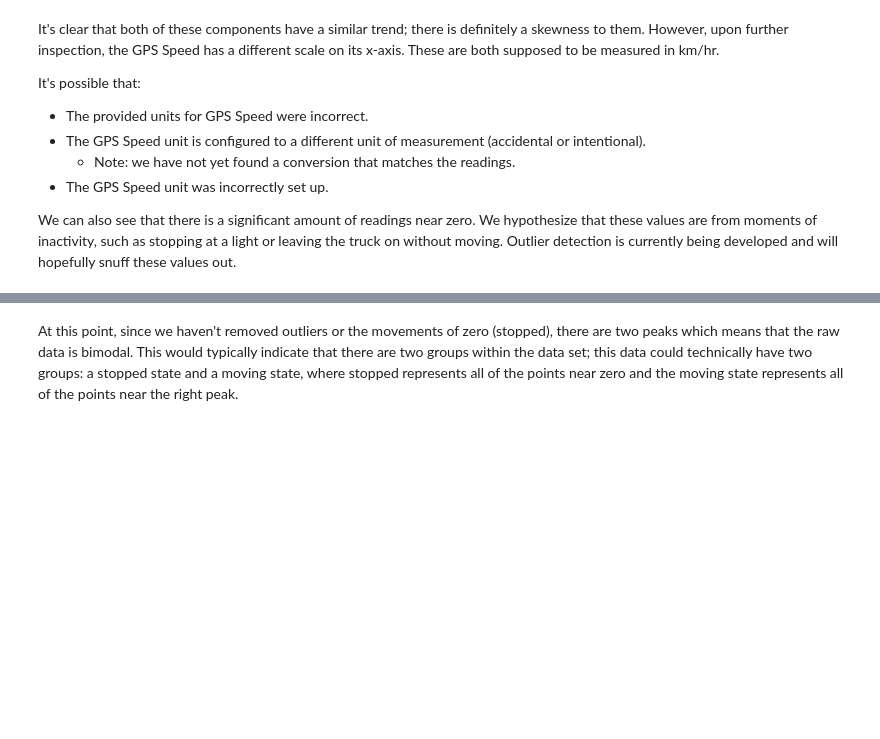
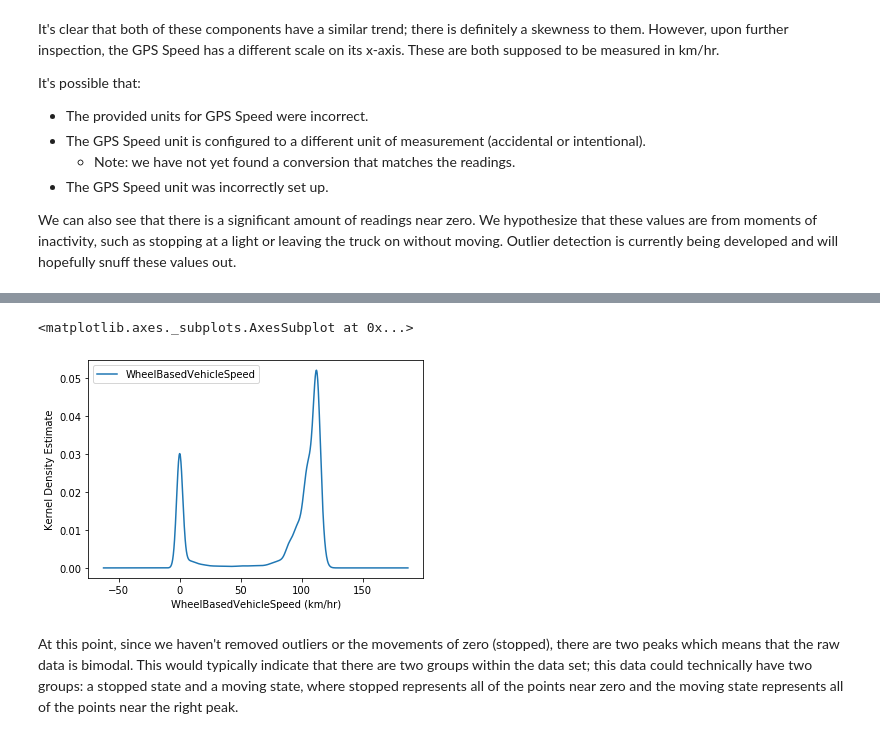
Before and after one commit to UNCG-CSE/Volvo_Truck_Analytics, a Jupyter notebook: src/Truck2GpsVsWheelBased.ipynb, the cells around one changed output, grey strips where cells are left out. Drawn from its saved outputs; the diff is of its cells as text; code cells hidden in the pictures; blank space fills up the shorter version.

```diff
--- a/src/Truck2GpsVsWheelBased.ipynb
+++ b/src/Truck2GpsVsWheelBased.ipynb
@@ -72,8 +102,11 @@ gpsSpeedDist
 # %%
 wheelSpeedDist = truckTwoDf[['WheelBasedVehicleSpeed']].plot.kde()
 wheelSpeedDist.set_xlabel('WheelBasedVehicleSpeed (km/hr)')
-wheelSpeedDist.set_ylabel('Number of Occurrences')
+wheelSpeedDist.set_ylabel('Kernel Density Estimate')
 
 wheelSpeedDist
+# %% [output]
+<matplotlib.axes._subplots.AxesSubplot at 0x...>
+[figure, added]
 # %% [markdown]
 At this point, since we haven't removed outliers or the movements of zero (stopped), there are two peaks which means that the raw data is bimodal. This would typically indicate that there are two groups within the data set; this data could technically have two groups: a stopped state and a moving state, where stopped represents all of the points near zero and the moving state represents all of the points near the right peak.
```
Also changed, not shown: parts of 5 cells of this notebook, 1 other file.
